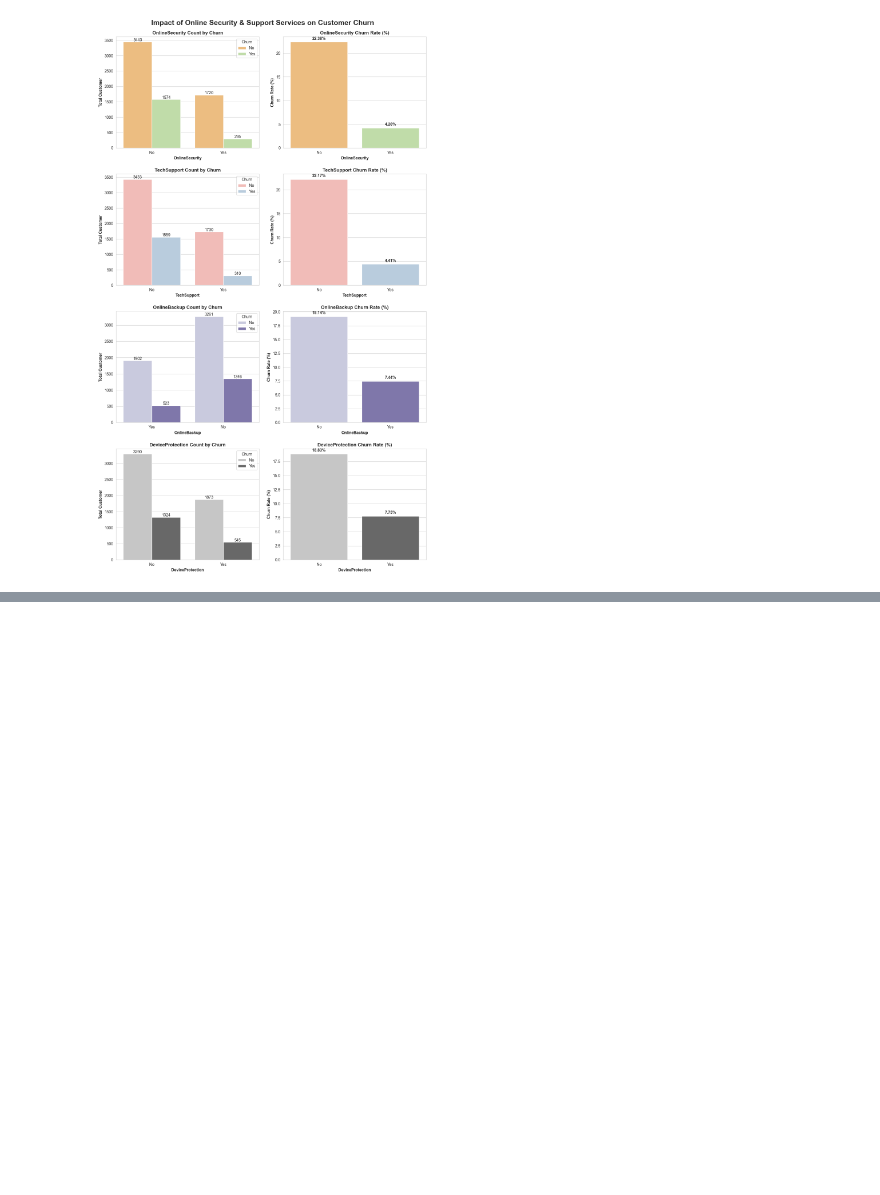
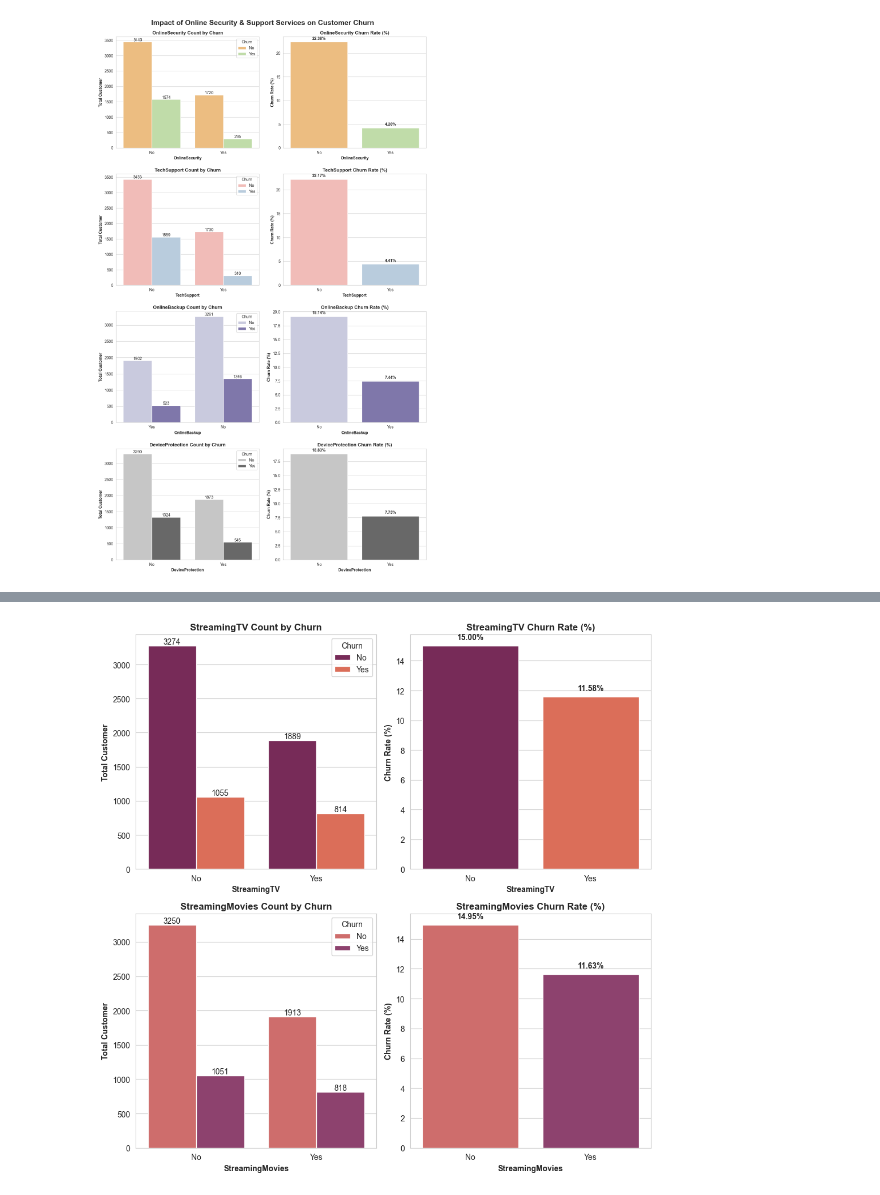
Before and after one commit to Md-Maruf-1727/customer-churn-prediction-ml, a Jupyter notebook: NoteBooks/03_eda_visualization.ipynb, the cells around one changed output, grey strips where cells are left out. Saved outputs shown, nothing was run; the diff lists cells and outputs as text; code cells hidden in the pictures; blank space fills up the shorter version.

Commit message:
streaming

```diff
--- a/NoteBooks/03_eda_visualization.ipynb
+++ b/NoteBooks/03_eda_visualization.ipynb
@@ -162,0 +166,12 @@ plt.show()
+# %%
+fig, axes = plt.subplots(2, 2, figsize=(10, 10))
+churn_count_plot(df, category_col='StreamingTV', ax=axes[0, 0], palette='rocket')
+churn_rate_plot(df, category_col='StreamingTV',  ax=axes[0, 1], palette='rocket')
+
+churn_count_plot(df, category_col='StreamingMovies', ax=axes[1, 0], palette='flare')
+churn_rate_plot(df, category_col='StreamingMovies',  ax=axes[1, 1], palette='flare')
+
+plt.tight_layout()
+plt.show()
+# %% [output]
+[figure, added]
```
Also changed, not shown: parts of 4 cells of this notebook.
